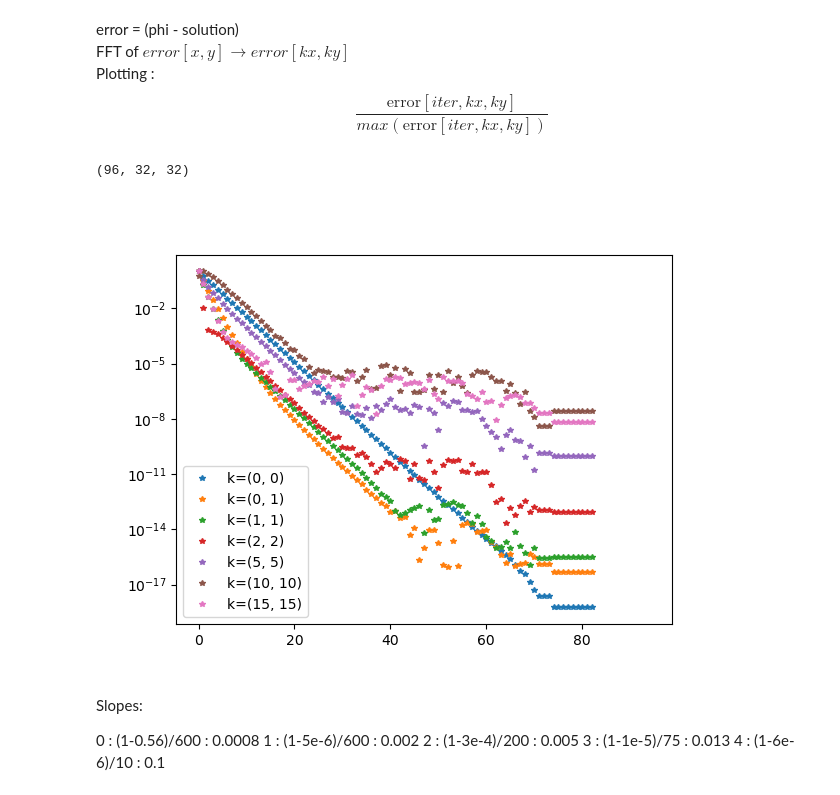
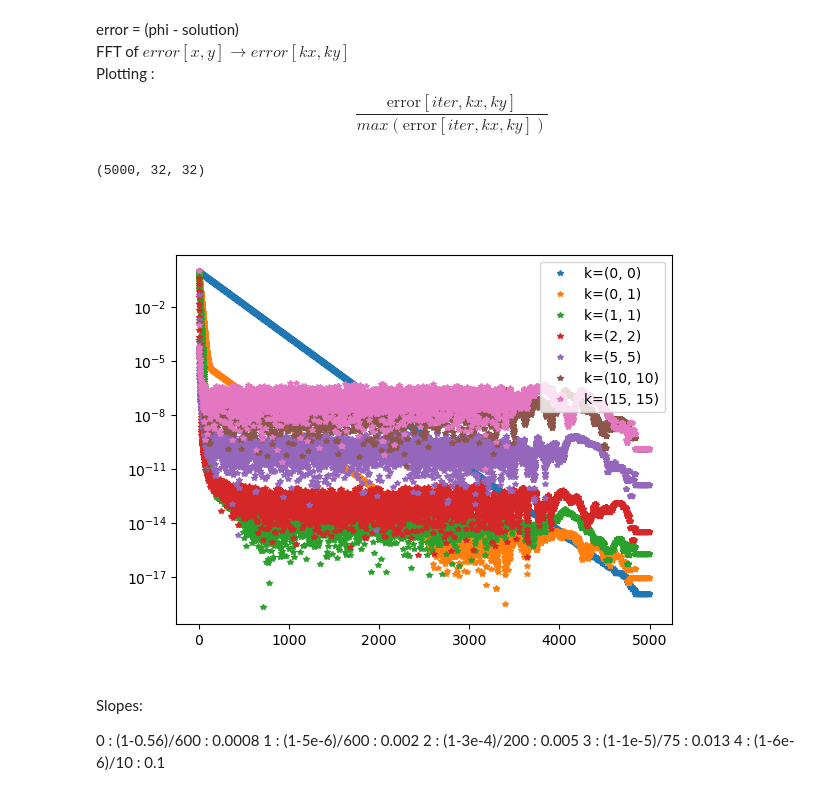
Before and after one commit to vmos1/2d_multigrid, a Jupyter notebook: code/analysis_nbks/3a_U1_spectral_analysis.ipynb, the cells around one changed output. Cells and saved outputs as stored; diff of their text form; code cells hidden in the pictures.

```diff
--- a/code/analysis_nbks/3a_U1_spectral_analysis.ipynb
+++ b/code/analysis_nbks/3a_U1_spectral_analysis.ipynb
@@ -78,11 +78,15 @@ blk=2
 ndof=2
 # arr_type='residue'
 lst=[str(i) for i in range(0,5)]
+lst=[str(i) for i in [0,2,4]]
+
 lst2=['results_{0}_L{1}_m{2}_lvls{3}_blk{4}_ndof{5}.txt'.format(arr_type,L,m,i,blk,ndof) for i in lst]
 
 num=len(lst2)
 arr_lst=[]
 fldr='results_files/'
+# fldr='results_0_unitary_gauge_global_oldcode/'
+fldr='results_2_complex_gauge_global_newcode/'
 for i in range(num):
     fname='../3_complex_scalar_nontelescoping/%s/'%(fldr)+lst2[i]
     print(fname)
@@ -168,32 +165,32 @@ Plotting : $$ \frac{\mbox{error}[iter, kx, ky]}{max(\mbox{error}[iter,kx,ky])} $
 # %%
 def f_grid_iter_plot(arr,klist):
 
     fig=plt.figure()
 
     size=len(klist)
     cols=max(size//2,1)
     cols=min(cols,4)
     rows=int(np.ceil(size/cols))
     # rows,cols=2,2
 
     L=arr.shape[-1]
     print(arr.shape)
     # arr=arr[:]/np.max(arr)
     for count,k in enumerate(klist):
         kx,ky=k[0],k[1]
         id_x,id_y=kx+L//2,ky+L//2
         # fig.add_subplot(rows,cols,count+1)
         # plt.plot(arr[1:,id_x,id_y], marker='*',markersize=4,linestyle='',label="k="+str(k))
         plt.plot(arr[1:,id_x,id_y]/np.max(arr[1:,id_x,id_y]), marker='*',markersize=4,linestyle='',label="k="+str(k))
         plt.legend()
         plt.yscale('log')
     plt.show()
 
 klist=[(0,0),(0,1),(1,1),(2,2),(5,5),(10,10),(15,15)]
-f_grid_iter_plot(aspec_lst[4][:5000],klist)
+f_grid_iter_plot(aspec_lst[0][:5000],klist)
 # %% [output]
-(96, 32, 32)
+(5000, 32, 32)
-[figure, old version]
+[figure, new version]
 # %% [markdown]
 Slopes:
 
```
Also changed, not shown: parts of 8 cells of this notebook.
